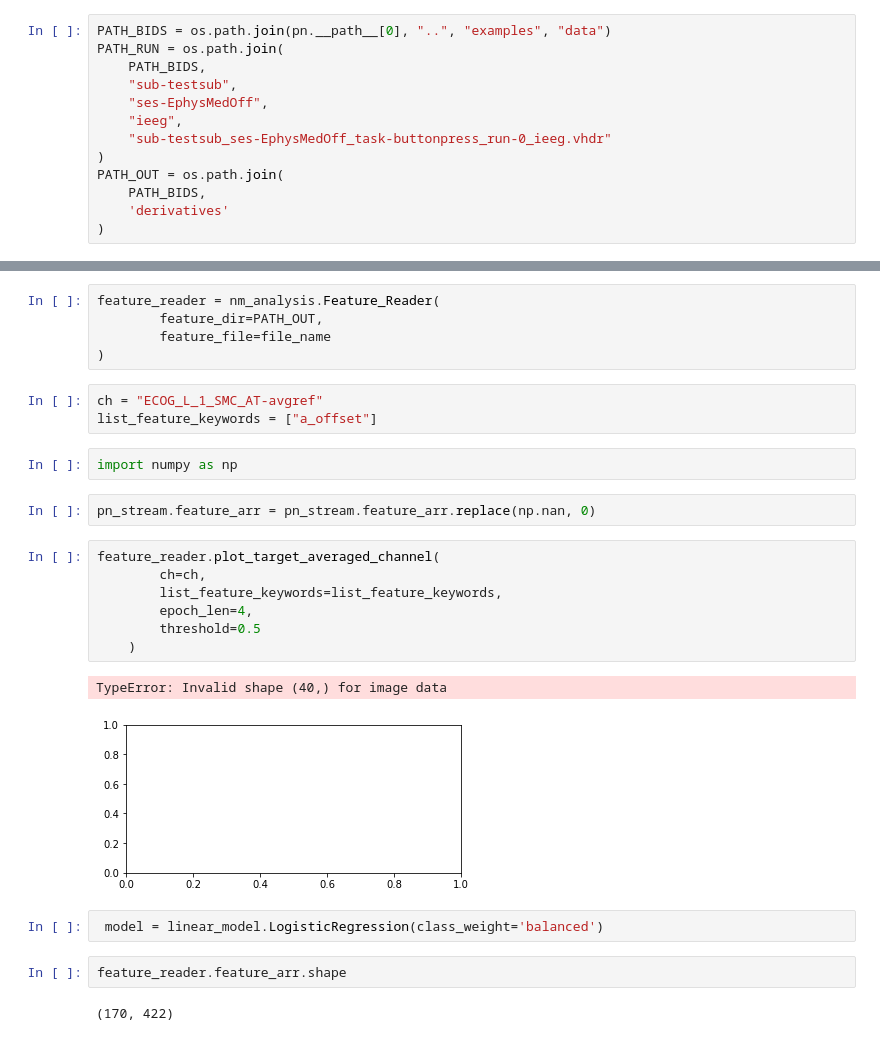
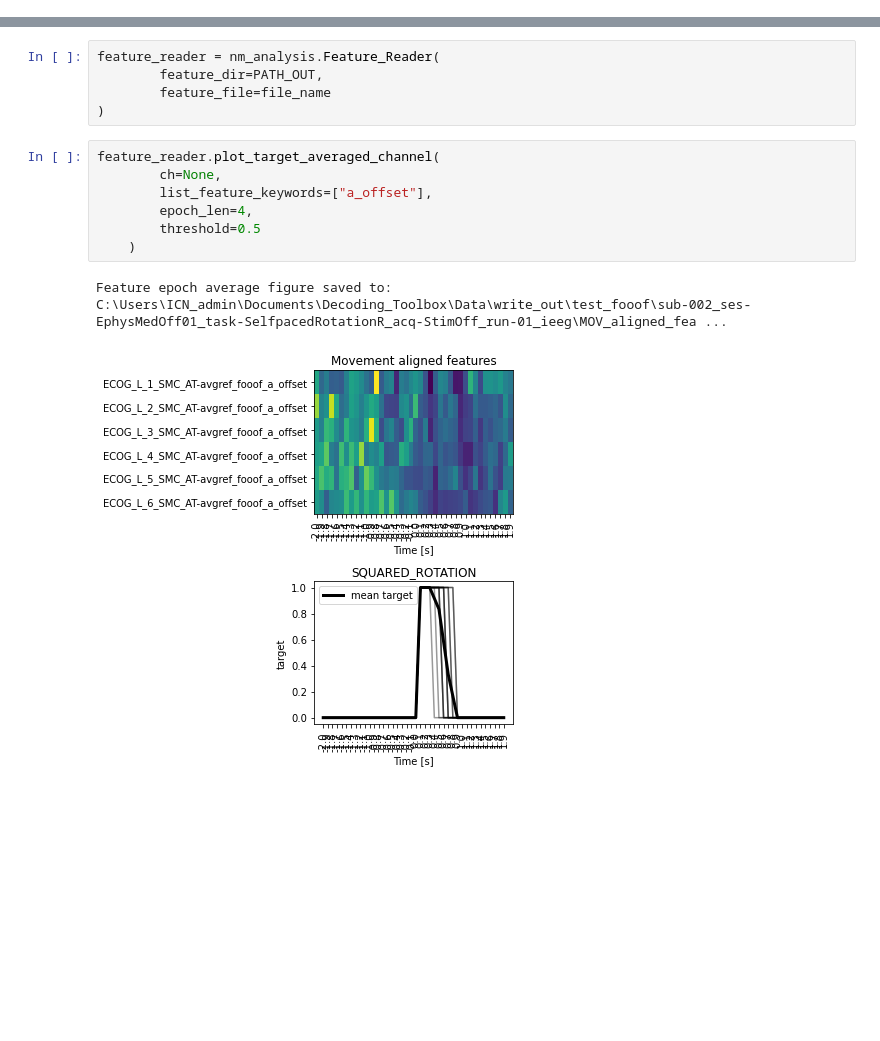
Before and after one commit to neuromodulation/py_neuromodulation, a Jupyter notebook: example_fooof.ipynb, the cells around one changed output, grey strips where cells are left out. Cells and saved outputs as stored; diff of their text form; blank space fills up the shorter version.

```diff
--- a/example_fooof.ipynb
+++ b/example_fooof.ipynb
@@ -7,19 +7,6 @@ import os
 PATH_RUN = r"C:\Users\ICN_admin\Documents\Decoding_Toolbox\Data\Berlin\sub-002\ses-EphysMedOff01\ieeg\sub-002_ses-EphysMedOff01_task-SelfpacedRotationR_acq-StimOff_run-01_ieeg.vhdr"
 PATH_BIDS = r"C:\Users\ICN_admin\Documents\Decoding_Toolbox\Data\Berlin"
 PATH_OUT = r"C:\Users\ICN_admin\Documents\Decoding_Toolbox\Data\write_out\test_fooof"
-# %%
-PATH_BIDS = os.path.join(pn.__path__[0], "..", "examples", "data")
-PATH_RUN = os.path.join(
-    PATH_BIDS,
-    "sub-testsub",
-    "ses-EphysMedOff",
-    "ieeg",
-    "sub-testsub_ses-EphysMedOff_task-buttonpress_run-0_ieeg.vhdr"
-)
-PATH_OUT = os.path.join(
-    PATH_BIDS,
-    'derivatives'
-)
 # %%
 pn_stream = nm_BidsStream.BidsStream(
     PATH_RUN=PATH_RUN,
@@ -164,26 +151,13 @@ feature_reader = nm_analysis.Feature_Reader(
         feature_dir=PATH_OUT,
         feature_file=file_name
 )
-# %%
-ch = "ECOG_L_1_SMC_AT-avgref"
-list_feature_keywords = ["a_offset"]
-# %%
-import numpy as np
-# %%
-pn_stream.feature_arr = pn_stream.feature_arr.replace(np.nan, 0)
 # %%
 feature_reader.plot_target_averaged_channel(
-        ch=ch,
-        list_feature_keywords=list_feature_keywords,
+        ch=None,
+        list_feature_keywords=["a_offset"],
         epoch_len=4,
         threshold=0.5
     )
 # %% [output]
-TypeError: Invalid shape (40,) for image data
+Feature epoch average figure saved to: C:\Users\ICN_admin\Documents\Decoding_Toolbox\Data\write_out\test_fooof\sub-002_ses-EphysMedOff01_task-SelfpacedRotationR_acq-StimOff_run-01_ieeg\MOV_aligned_fea ...
-[figure, old version]
+[figure, new version]
-# %%
- model = linear_model.LogisticRegression(class_weight='balanced')
-# %%
-feature_reader.feature_arr.shape
-# %% [output]
-(170, 422)
```
Also changed, not shown: parts of 5 cells of this notebook.
